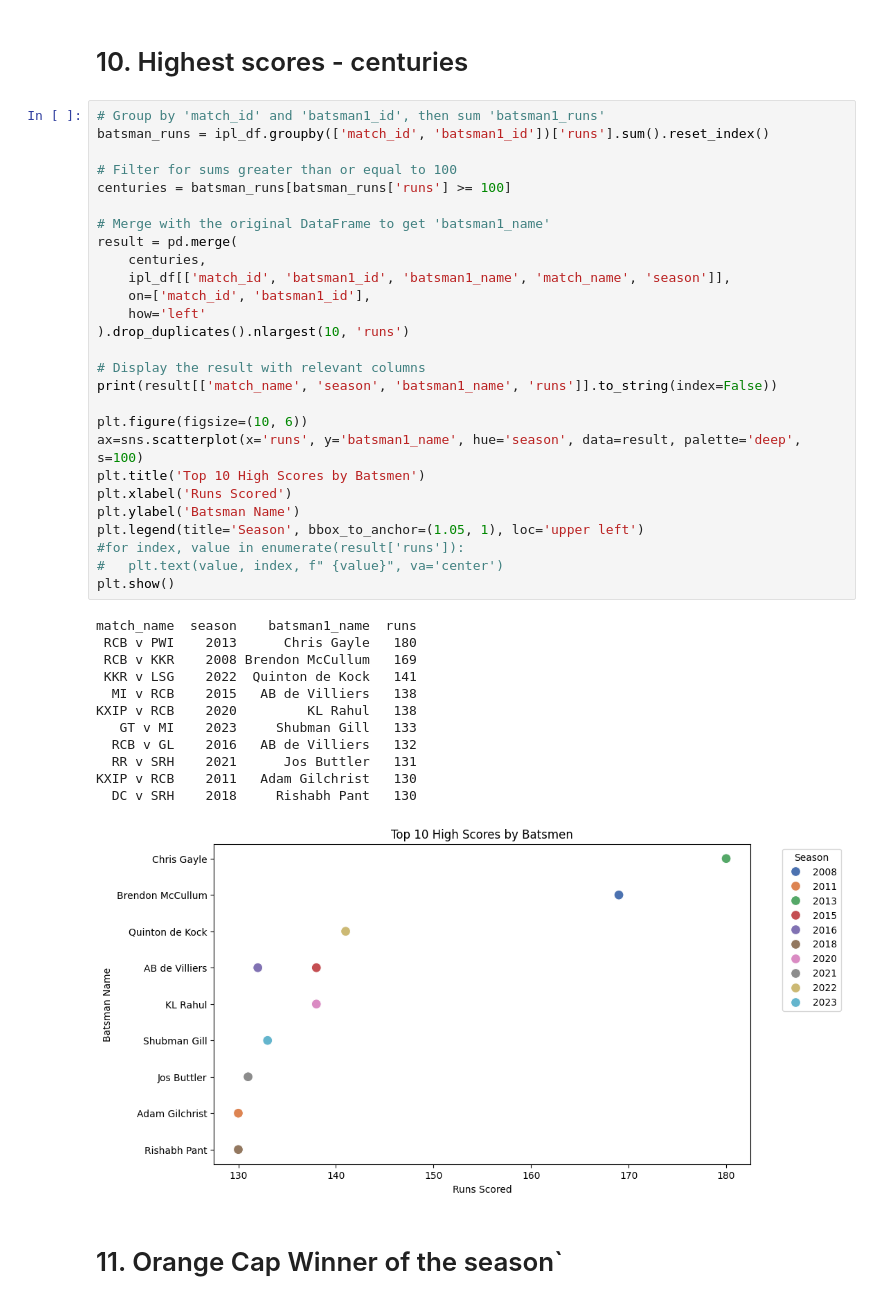
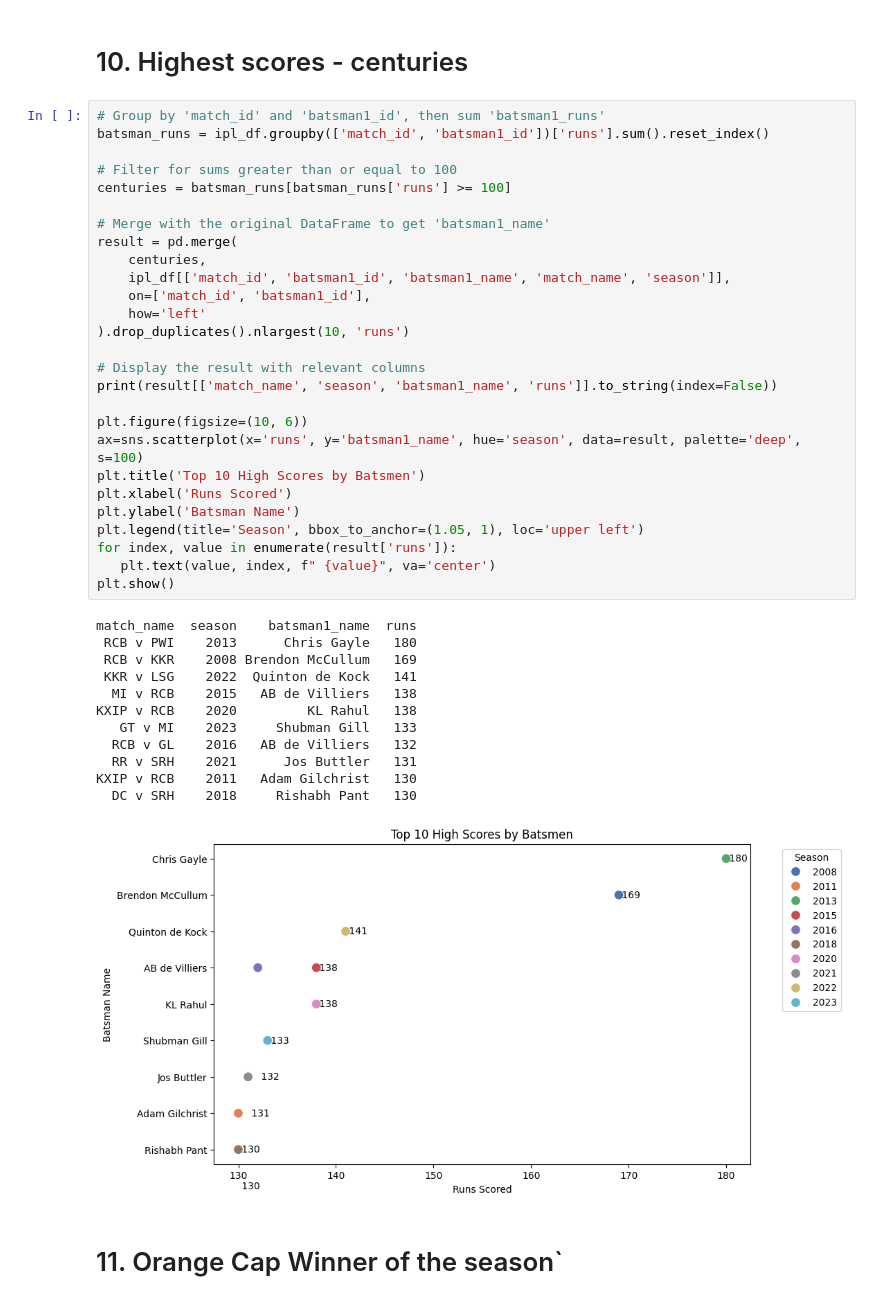
Before and after one commit to amalsalilan/IPL_Infographics_Data_Analytics_-_Data_Visualization_Infosys_Internship_Oct2024, a Jupyter notebook: 2_Exploratory_Data_Analysis.ipynb, the cells around one changed output. Cells and saved outputs as stored; diff of their text form.

```diff
--- a/2_Exploratory_Data_Analysis.ipynb
+++ b/2_Exploratory_Data_Analysis.ipynb
@@ -376,36 +376,36 @@ centuries = batsman_runs[batsman_runs['runs'] >= 100]
 # Merge with the original DataFrame to get 'batsman1_name'
 result = pd.merge(
     centuries,
     ipl_df[['match_id', 'batsman1_id', 'batsman1_name', 'match_name', 'season']],
     on=['match_id', 'batsman1_id'],
     how='left'
 ).drop_duplicates().nlargest(10, 'runs')
 
 # Display the result with relevant columns
 print(result[['match_name', 'season', 'batsman1_name', 'runs']].to_string(index=False))
 
 plt.figure(figsize=(10, 6))
 ax=sns.scatterplot(x='runs', y='batsman1_name', hue='season', data=result, palette='deep', s=100)
 plt.title('Top 10 High Scores by Batsmen')
 plt.xlabel('Runs Scored')
 plt.ylabel('Batsman Name')
 plt.legend(title='Season', bbox_to_anchor=(1.05, 1), loc='upper left')
-#for index, value in enumerate(result['runs']):
-#   plt.text(value, index, f" {value}", va='center')
+for index, value in enumerate(result['runs']):
+   plt.text(value, index, f" {value}", va='center')
 plt.show()
 # %% [output]
 match_name  season    batsman1_name  runs
  RCB v PWI    2013      Chris Gayle   180
  RCB v KKR    2008 Brendon McCullum   169
  KKR v LSG    2022  Quinton de Kock   141
   MI v RCB    2015   AB de Villiers   138
 KXIP v RCB    2020         KL Rahul   138
    GT v MI    2023     Shubman Gill   133
   RCB v GL    2016   AB de Villiers   132
   RR v SRH    2021      Jos Buttler   131
 KXIP v RCB    2011   Adam Gilchrist   130
   DC v SRH    2018     Rishabh Pant   130
-[figure, old version]
+[figure, new version]
 # %% [markdown]
 # 11. Orange Cap Winner of the season`
 # %%
```
